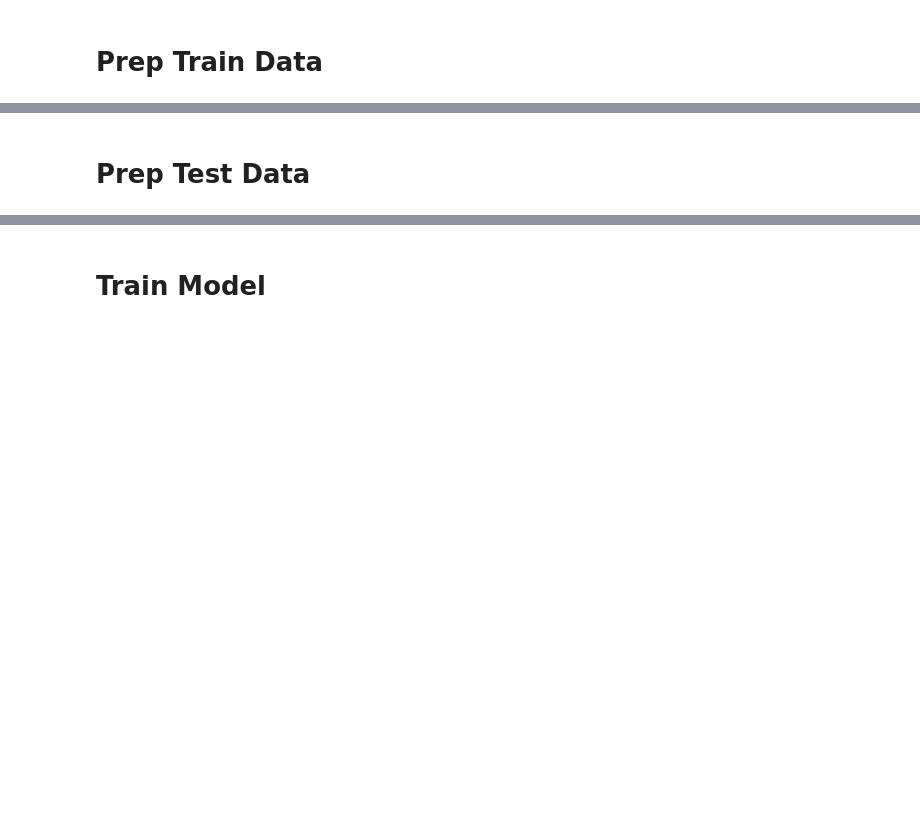
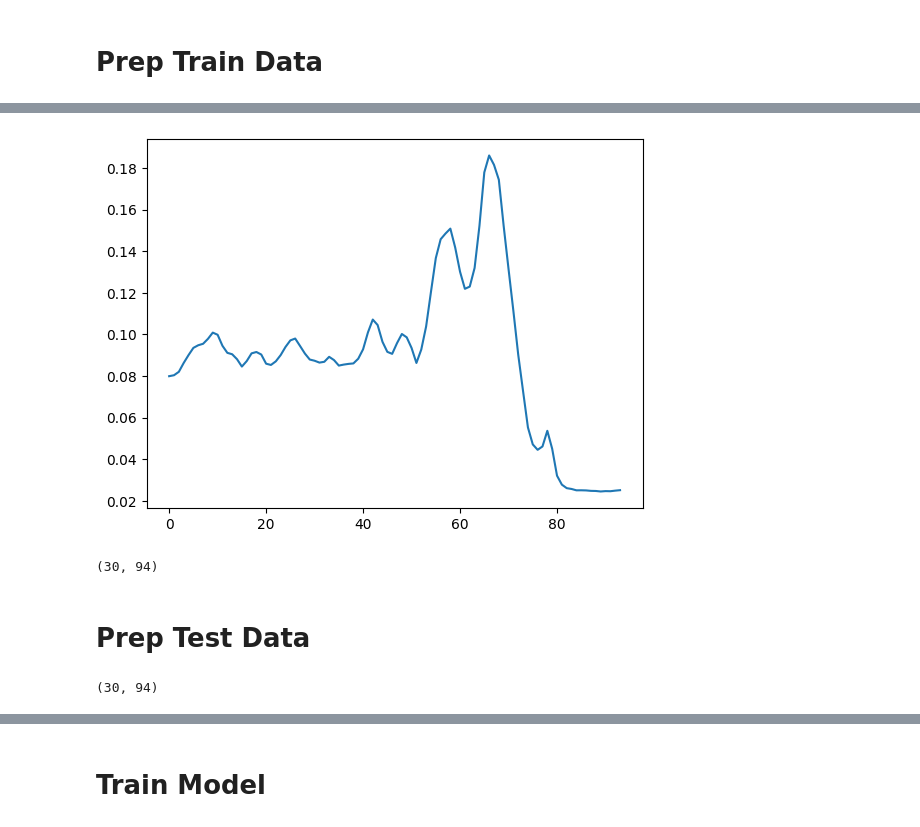
Before and after one commit to pakornyodkab/TimeSeriesFinalProject, a Jupyter notebook: 1A.ipynb, the cells around one changed output, grey strips where cells are left out. Drawn from its saved outputs; the diff is of its cells as text; code cells hidden in the pictures; blank space fills up the shorter version.

```diff
--- a/1A.ipynb
+++ b/1A.ipynb
@@ -13,6 +14,8 @@ np.random.seed(seed)
 train_file = 'data/Beef_TRAIN'
 # %%
 test_file = 'data/Beef_TEST'
+# %%
+sampling_rate = 5
 # %% [markdown]
 # Prep Train Data
 # %%
@@ -50,0 +46,5 @@ print(y_train)
+# %%
+plt.plot(X_train[1, ::sampling_rate])
+plt.show()
+# %% [output]
+[figure, added]
@@ -51,3 +53,7 @@ print(y_train)
+# %%
+X_train_sampling.shape
+# %% [output]
+(30, 94)
 # %% [markdown]
 # Prep Test Data
 # %%
@@ -66,0 +73,4 @@ print(type(X_test[0][1]))
+# %%
+X_test_sampling.shape
+# %% [output]
+(30, 94)
```
Also changed, not shown: parts of 26 cells of this notebook.
